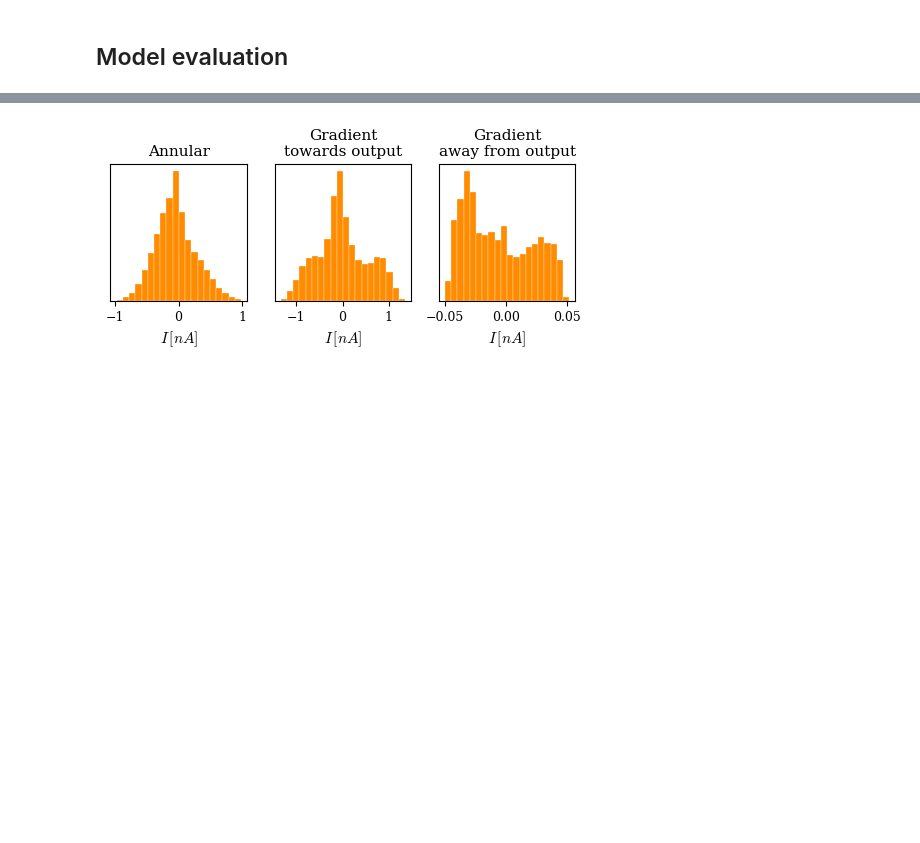
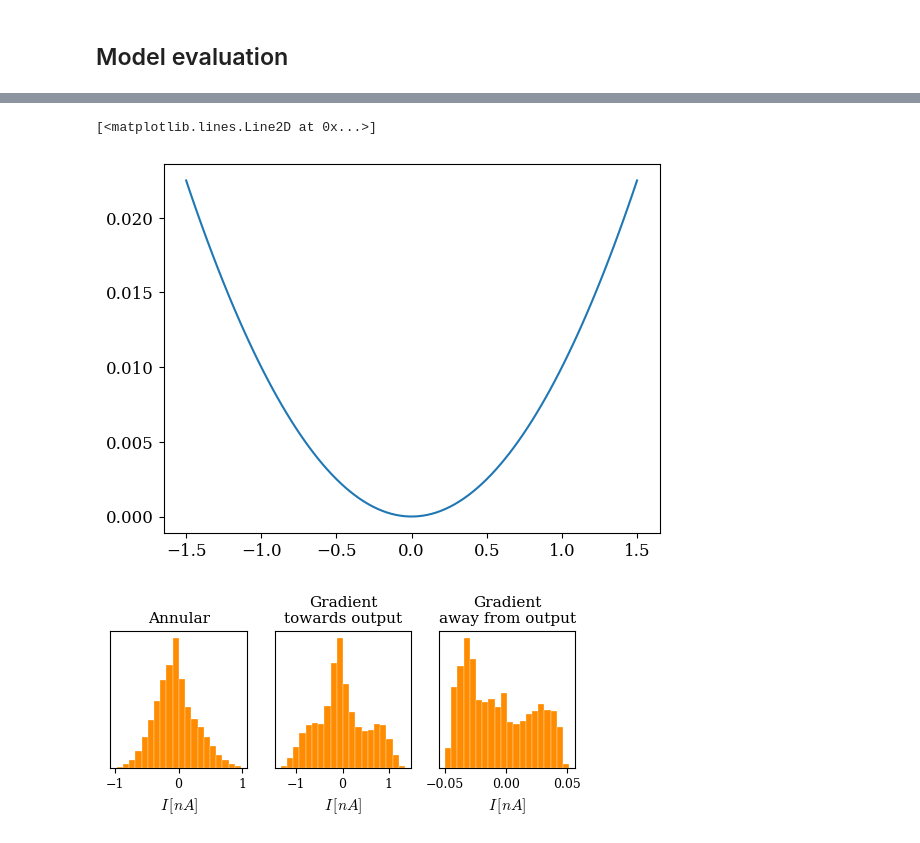
Before and after one commit to jwass1997/kmc_project, a Jupyter notebook: scripts/python_scripts/model_comparision.ipynb, the cells around one changed output, grey strips where cells are left out. Saved outputs shown, nothing was run; the diff lists cells and outputs as text; code cells hidden in the pictures; blank space fills up the shorter version.

```diff
--- a/scripts/python_scripts/model_comparision.ipynb
+++ b/scripts/python_scripts/model_comparision.ipynb
@@ -556,3 +583,24 @@ model(x); torch.cuda.synchronize()
+# %%
+n_samples = 5
+N_f = 100
+num_volts = 7
+random_samples = min_voltage + (max_voltage - min_voltage) * torch.rand(size=(n_samples, num_volts-1))
+function_range = torch.linspace(min_voltage, max_voltage, N_f)
+
+for n_s in range(n_samples):
+
+    input_tensor = torch.zeros(N_f, num_volts)
+    control_volts = random_samples[n_s].expand(N_f, -1)
+    input_tensor[:, 1:] = control_volts
+    input_tensor[:, 0] = function_range[None, :]
+
+    with torch.no_grad():
+        pass
+
+plt.plot(function_range, 0.01*function_range**2)
+# %% [output]
+[<matplotlib.lines.Line2D at 0x...>]
+[figure, added]
 # %%
 num_batches = 25
 
```
Also changed, not shown: parts of 5 cells of this notebook, 43 other files.
